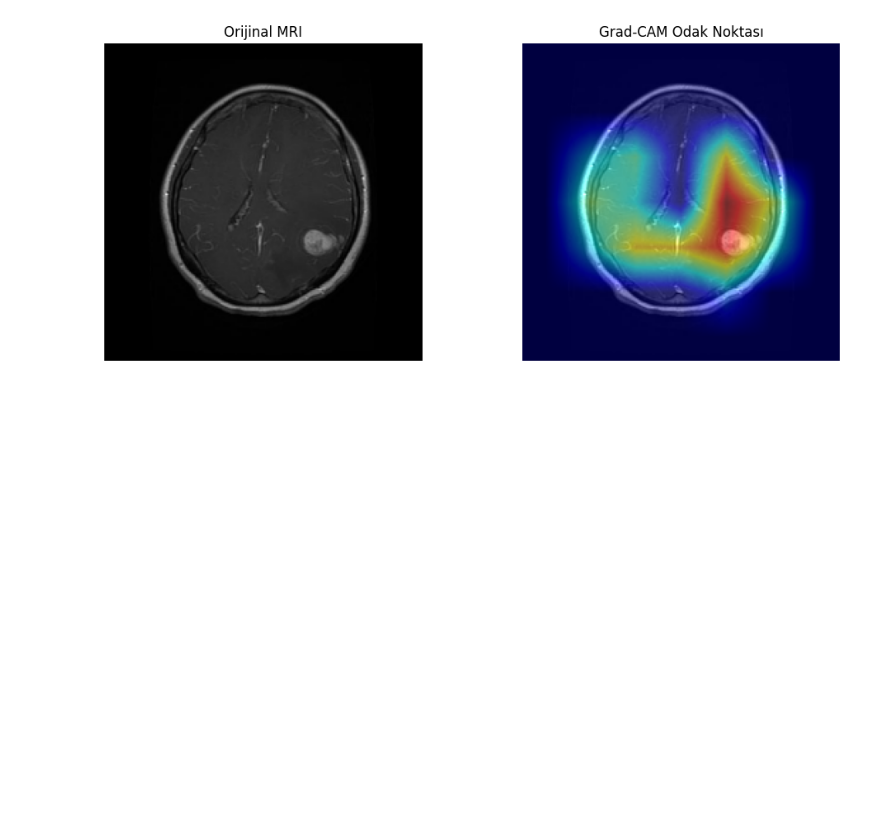
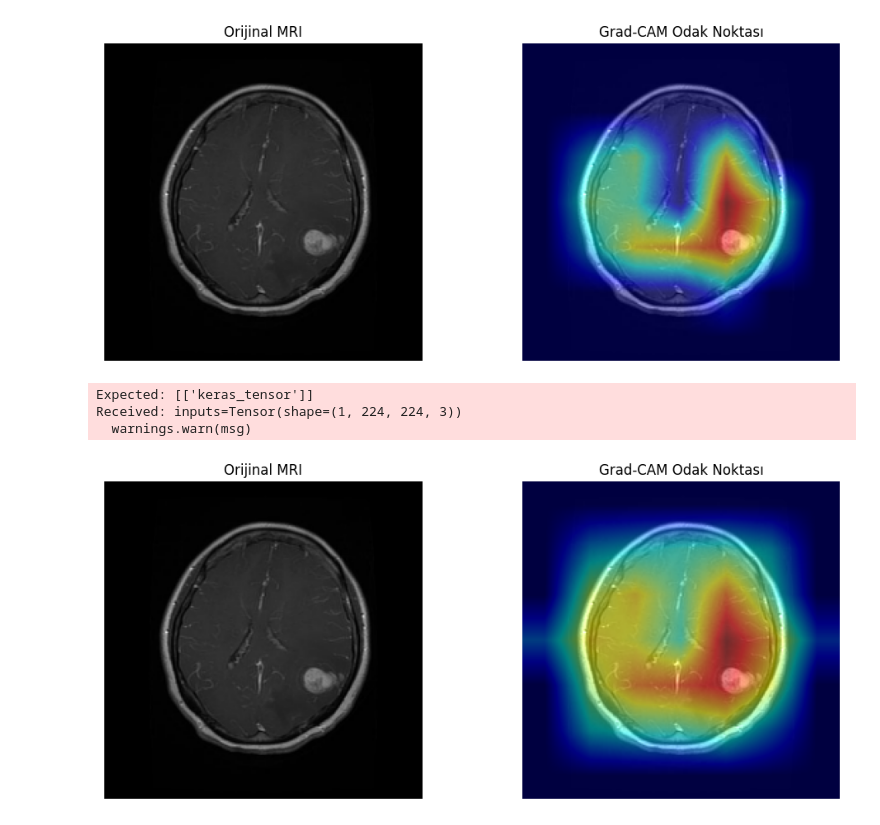
Before and after one commit to beyzahiz/Brain-MRI-Tumor-Classifier, a Jupyter notebook: notebooks/mri_tumor_classifier_v1.ipynb, the cells around one changed output. Drawn from its saved outputs; the diff is of its cells as text; code cells hidden in the pictures; blank space fills up the shorter version.

```diff
--- a/notebooks/mri_tumor_classifier_v1.ipynb
+++ b/notebooks/mri_tumor_classifier_v1.ipynb
@@ -316,14 +316,19 @@ Received: inputs=Tensor(shape=(1, 224, 224, 3))
 Katman: block7a_project_conv
 [figure]
 # %%
-# Test
+img_path = "Testing/glioma/Te-gl_393.jpg" # Örnek bir görsel yolu tanımlandı
 img = load_image(img_path)
 
 # Fonksiyon artık Sequential olduğunu kendisi anlayacaktır
 heatmap = make_gradcam_heatmap(
     img,
     model, # Direkt ana modeli gönder
     last_conv_layer_name="top_conv"
 )
 
-display_gradcam(img_path, heatmap)
+display_results(img_path, heatmap) # display_gradcam yerine display_results kullanıldı
+# %% [output]
+Expected: [['keras_tensor']]
+Received: inputs=Tensor(shape=(1, 224, 224, 3))
+  warnings.warn(msg)
+[figure, added]
```
Also changed, not shown: parts of 3 cells of this notebook, 2 other files.
